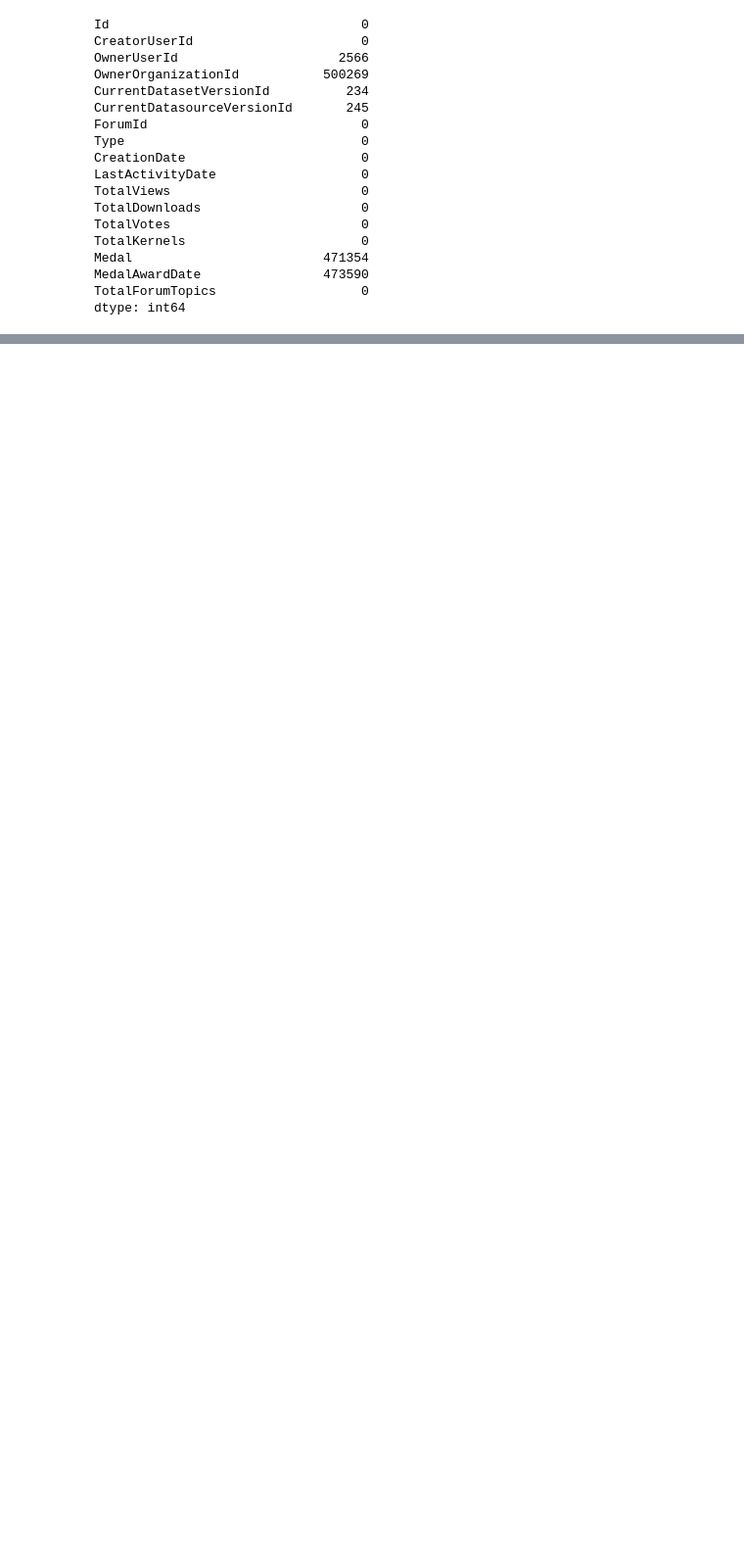
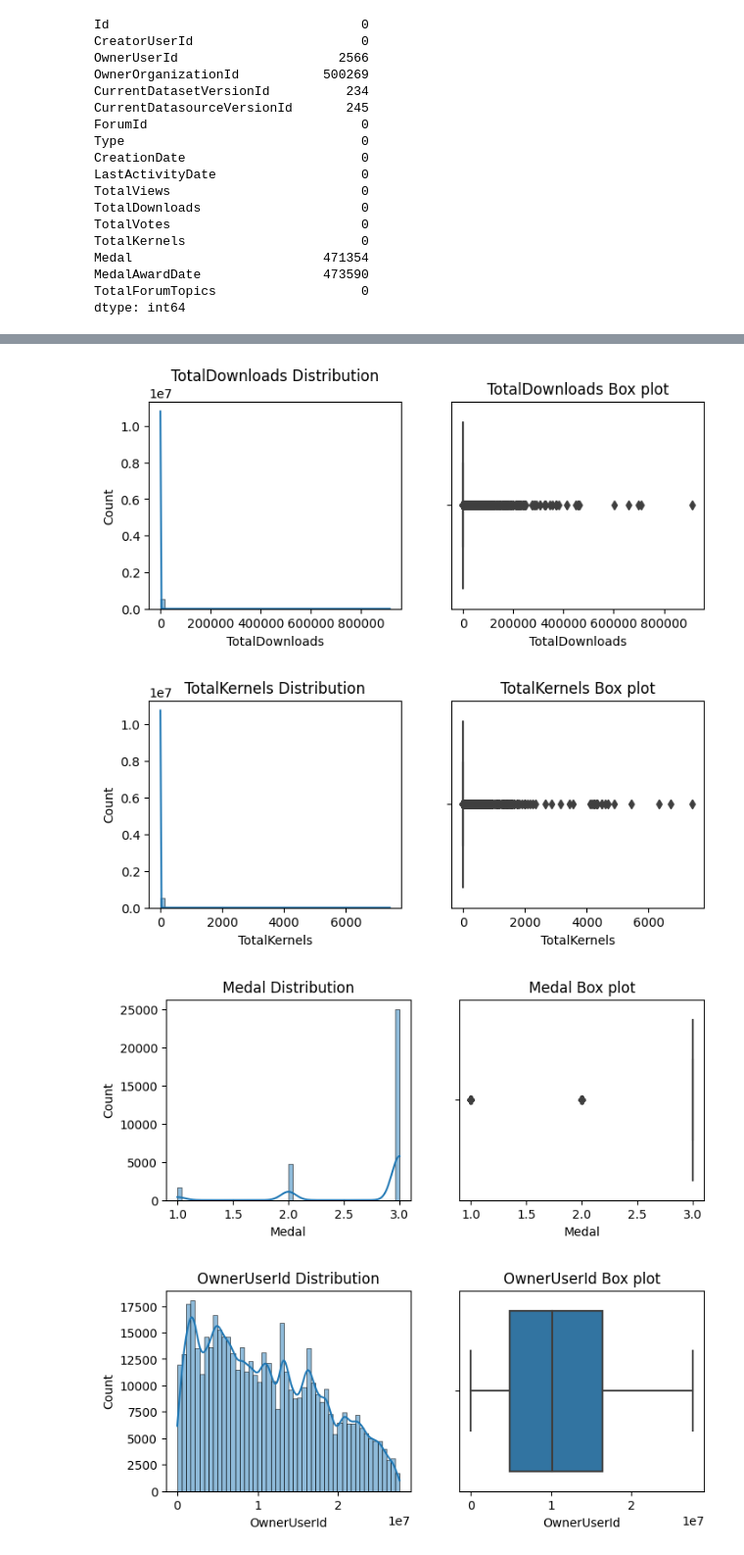
Before and after one commit to faseeh-quraishi/KaggleDatasetsEngagementPrediction-MetaKaggleHackathon, a Jupyter notebook: meta-kaggle-competition.ipynb, the cells around one changed output, grey strips where cells are left out. Shown at 98% size. Saved outputs shown, nothing was run; the diff lists cells and outputs as text; code cells hidden in the pictures; blank space fills up the shorter version.

Commit message:
Kaggle Notebook | Meta Kaggle Competition | Version 5 final EDA

```diff
--- a/meta-kaggle-competition.ipynb
+++ b/meta-kaggle-competition.ipynb
@@ -223,0 +209,12 @@ Name: TotalForumTopics, dtype: float64
+# %%
+num_cols = [
+    'TotalDownloads', 'TotalKernels', 'Medal',
+    'OwnerUserId', 'OwnerOrganizationId',
+    'CurrentDatasetVersionId', 'CurrentDatasourceVersionId'
+]
+
+cat_cols = [
+    'Type'
+]
+
+time_cols = ['CreationDate', 'LastActivityDate', 'MedalAwardDate']
@@ -223,0 +223,16 @@ Name: TotalForumTopics, dtype: float64
+# %%
+for col in num_cols:
+    if col in datasets_df.columns:
+        plt.figure(figsize=(8,3))
+        plt.subplot(1,2,1)
+        sns.histplot(datasets_df[col].dropna(), bins=50, kde=True)
+        plt.title(f'{col} Distribution')
+        plt.subplot(1,2,2)
+        sns.boxplot(x=datasets_df[col].dropna())
+        plt.title(f'{col} Box plot')
+        plt.show()
+# %% [output]
+[figure, added]
+[figure, added]
+[figure, added]
+[figure, added]
```
Also changed, not shown: parts of 32 cells of this notebook.
